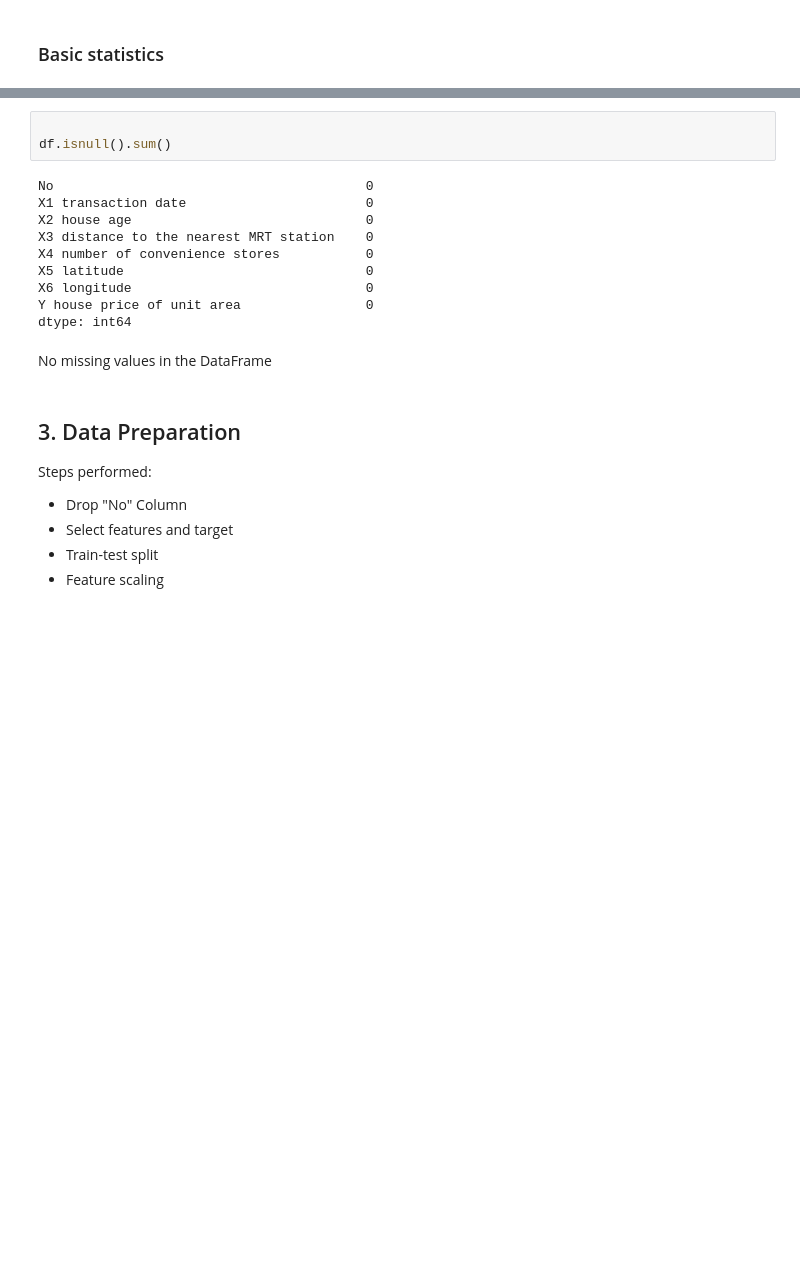
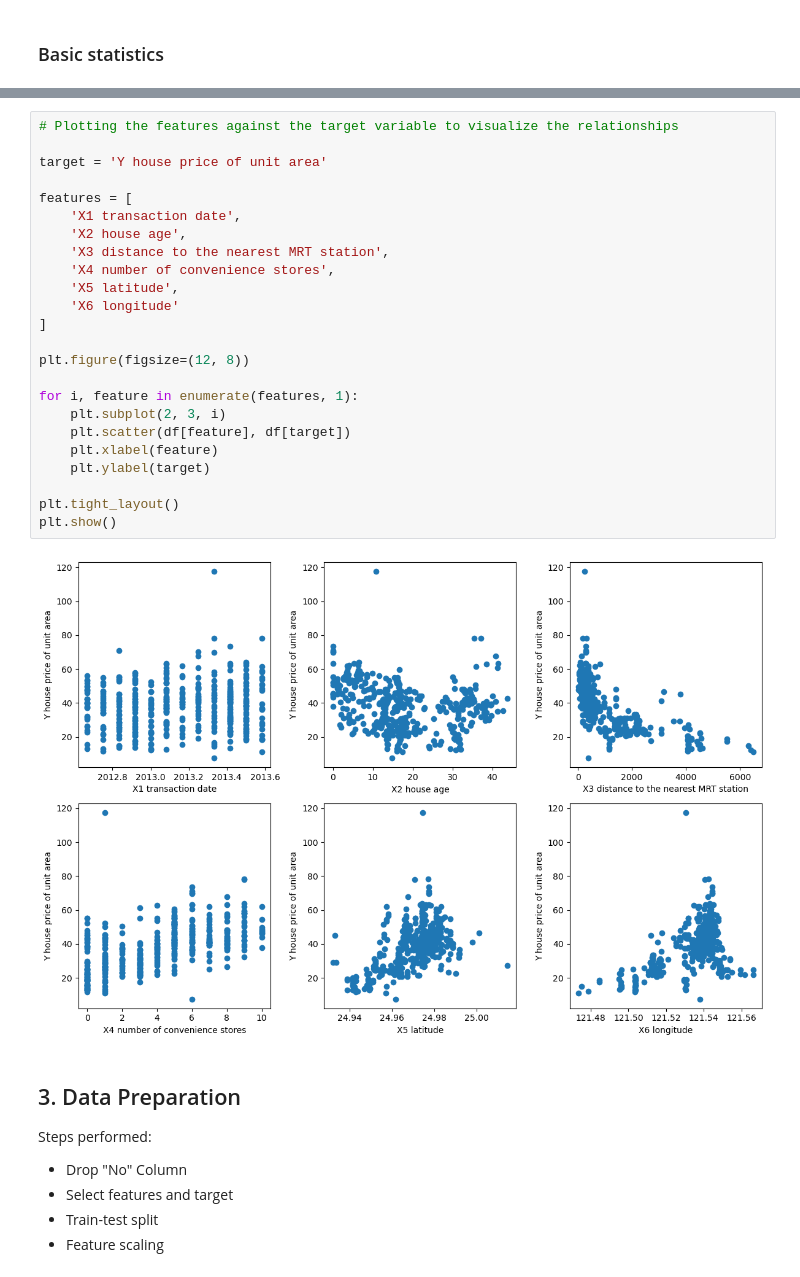
Before and after one commit to GeorgiiAf/machine_learning_assignments, a Jupyter notebook: Asssignment4.ipynb, the cells around one changed output, grey strips where cells are left out. Cells and saved outputs as stored; diff of their text form; blank space fills up the shorter version.

```diff
--- a/Asssignment4.ipynb
+++ b/Asssignment4.ipynb
@@ -62,21 +67,32 @@ df.describe()
 | 50% | 207.500000 | 2013.167000 | 16.100000 | 492.231300 | 4.000000 | 24.971100 | ... |
 | 75% | 310.750000 | 2013.417000 | 28.150000 | 1454.279000 | 6.000000 | 24.977455 | ... |
 | max | 414.000000 | 2013.583000 | 43.800000 | 6488.021000 | 10.000000 | 25.014590 | ... |
-# %%
-
-df.isnull().sum()
-# %% [output]
-No                                        0
-X1 transaction date                       0
-X2 house age                              0
-X3 distance to the nearest MRT station    0
-X4 number of convenience stores           0
-X5 latitude                               0
-X6 longitude                              0
-Y house price of unit area                0
-dtype: int64
-# %% [markdown]
-No missing values in the DataFrame
+# %%
+# Plotting the features against the target variable to visualize the relationships
+
+target = 'Y house price of unit area'
+
+features = [
+    'X1 transaction date',
+    'X2 house age',
+    'X3 distance to the nearest MRT station',
+    'X4 number of convenience stores',
+    'X5 latitude',
+    'X6 longitude'
+]
+
+plt.figure(figsize=(12, 8))
+
+for i, feature in enumerate(features, 1):
+    plt.subplot(2, 3, i)
+    plt.scatter(df[feature], df[target])
+    plt.xlabel(feature)
+    plt.ylabel(target)
+
+plt.tight_layout()
+plt.show()
+# %% [output]
+[figure, added]
 # %% [markdown]
 ## 3. Data Preparation
 
```
Also changed, not shown: parts of 28 cells of this notebook.
